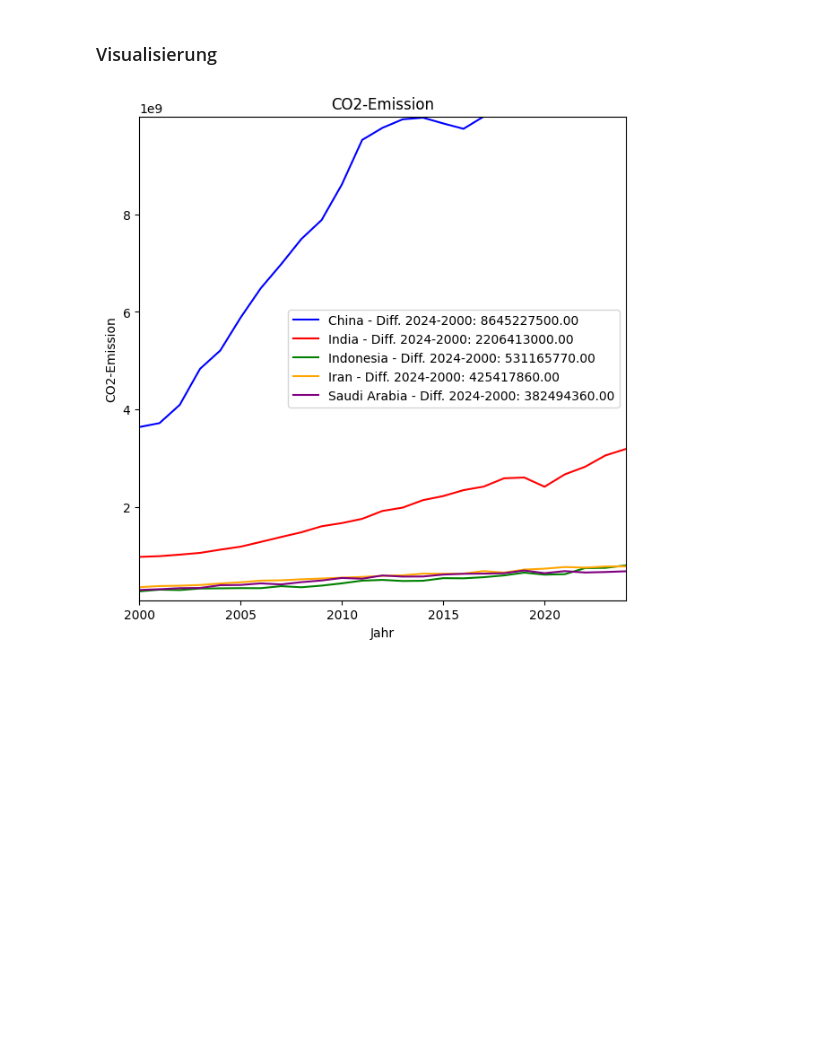
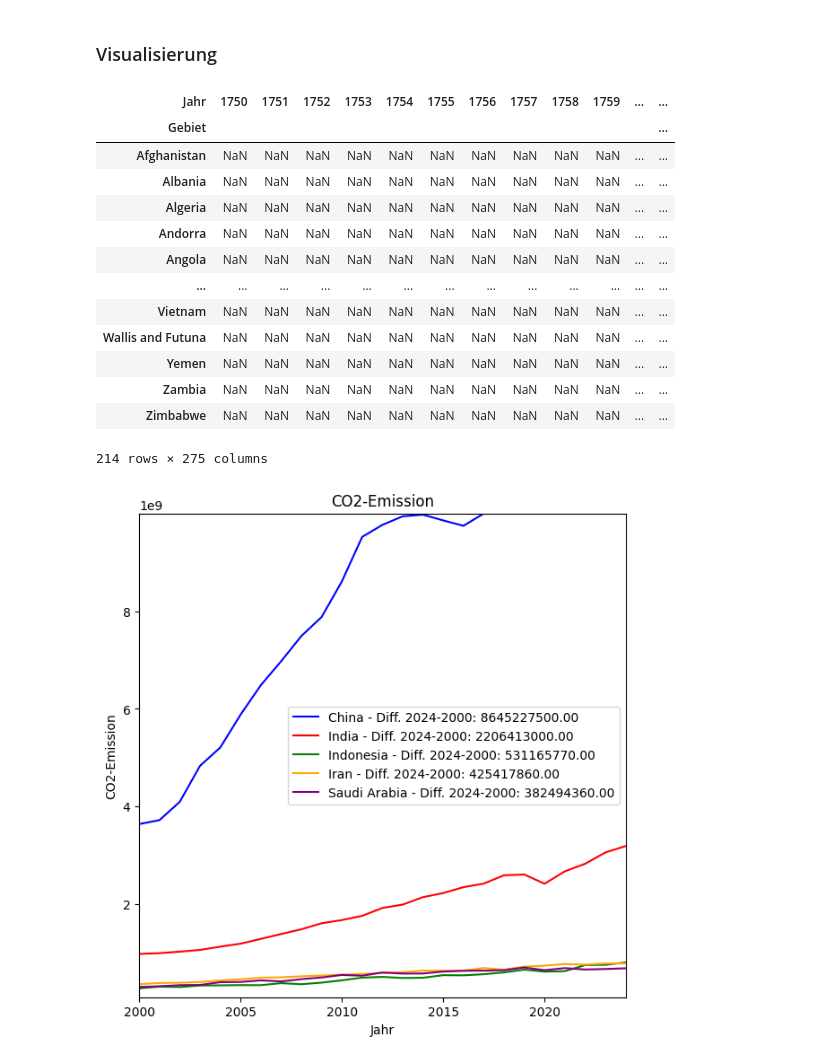
Before and after one commit to itulahjess/LN_2_Github_Python, a Jupyter notebook: Analyse.ipynb, the cells around one changed output. Cells and saved outputs as stored; diff of their text form; code cells hidden in the pictures; blank space fills up the shorter version.

```diff
--- a/Analyse.ipynb
+++ b/Analyse.ipynb
@@ -201,8 +201,24 @@ print(Gebiets_liste)
 # %% [markdown]
 ### Visualisierung
 # %%
-start_year = base_year = df_pivot.index.min()
-df_norm = df_pivot.div(df_pivot.loc[base_year]).mul(100)
+#start_year = base_year = df_pivot.index.min()
+#df_norm = df_pivot.div(df_pivot.loc[base_year]).mul(100)
+#df_norm
+# %% [output]
+| Jahr | 1750 | 1751 | 1752 | 1753 | 1754 | 1755 | 1756 | 1757 | 1758 | 1759 | ... | ... |
+| Gebiet |  |  |  |  |  |  |  |  |  |  |  | ... |
+| Afghanistan | NaN | NaN | NaN | NaN | NaN | NaN | NaN | NaN | NaN | NaN | ... | ... |
+| Albania | NaN | NaN | NaN | NaN | NaN | NaN | NaN | NaN | NaN | NaN | ... | ... |
+| Algeria | NaN | NaN | NaN | NaN | NaN | NaN | NaN | NaN | NaN | NaN | ... | ... |
+| Andorra | NaN | NaN | NaN | NaN | NaN | NaN | NaN | NaN | NaN | NaN | ... | ... |
+| Angola | NaN | NaN | NaN | NaN | NaN | NaN | NaN | NaN | NaN | NaN | ... | ... |
+| ... | ... | ... | ... | ... | ... | ... | ... | ... | ... | ... | ... | ... |
+| Vietnam | NaN | NaN | NaN | NaN | NaN | NaN | NaN | NaN | NaN | NaN | ... | ... |
+| Wallis and Futuna | NaN | NaN | NaN | NaN | NaN | NaN | NaN | NaN | NaN | NaN | ... | ... |
+| Yemen | NaN | NaN | NaN | NaN | NaN | NaN | NaN | NaN | NaN | NaN | ... | ... |
+| Zambia | NaN | NaN | NaN | NaN | NaN | NaN | NaN | NaN | NaN | NaN | ... | ... |
+| Zimbabwe | NaN | NaN | NaN | NaN | NaN | NaN | NaN | NaN | NaN | NaN | ... | ... |
+214 rows × 275 columns
 # %%
 color_dict = {
     'China': 'blue',
```
Also changed, not shown: parts of 8 cells of this notebook.
